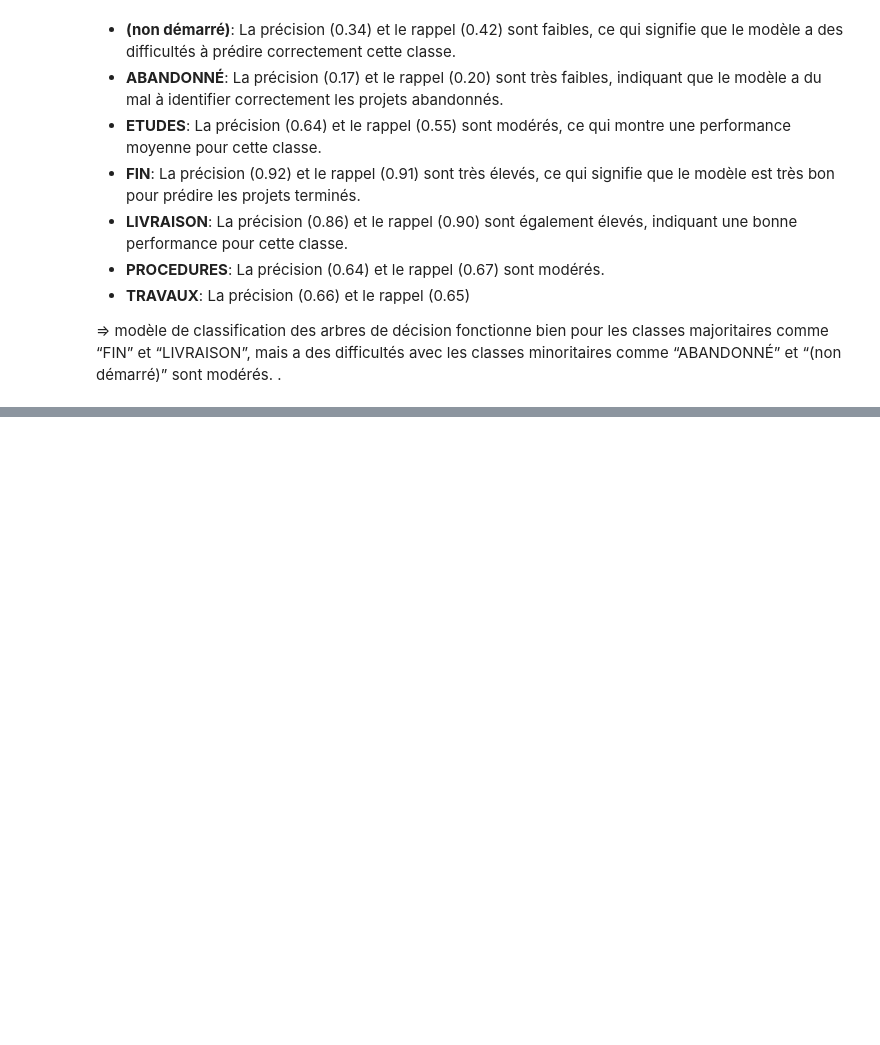
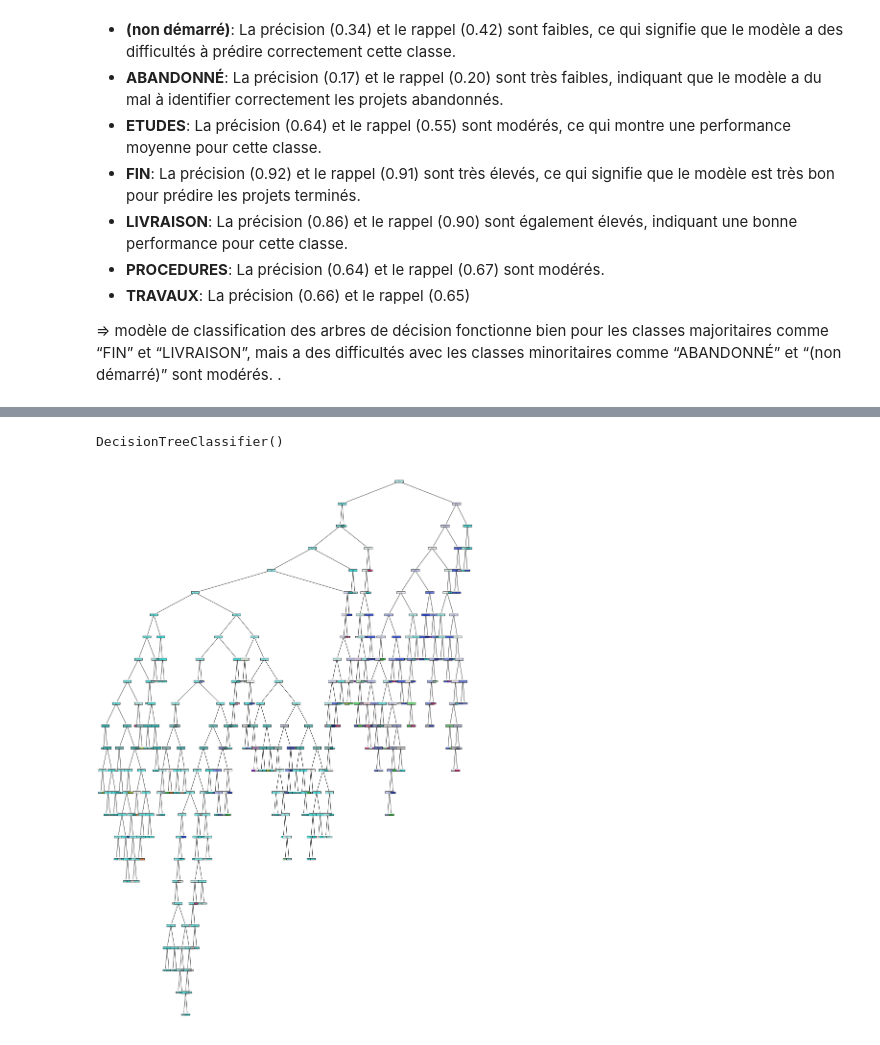
Before and after one commit to MaryemBelhaj24/Analyse_Budget_Dette_Paris, a Jupyter notebook: Budget_participatif_et_les_projet_de_l'aureat.ipynb, the cells around one changed output, grey strips where cells are left out. Cells and saved outputs as stored; diff of their text form; code cells hidden in the pictures; blank space fills up the shorter version.

```diff
--- a/Budget_participatif_et_les_projet_de_l'aureat.ipynb
+++ b/Budget_participatif_et_les_projet_de_l'aureat.ipynb
@@ -824,0 +859,7 @@ plt.show()
+# %%
+# Get feature importances
+feature_importances = clf.feature_importances_
+
+# Print feature importances
+for feature, importance in zip(X.columns, feature_importances):
+   print(f"{feature}: {importance}")
@@ -824,0 +884,22 @@ plt.show()
+# %%
+# Set a threshold for feature importance
+threshold = 0.4
+
+# Remove features with importance below the threshold
+selected_features = X.columns[feature_importances > threshold]
+
+# Create a new DataFrame with only the selected features
+X_selected = X[selected_features]
+
+# Train a new decision tree model with the selected features
+clf_pruned = DecisionTreeClassifier()
+clf_pruned.fit(X_train[selected_features], y_train)
+# %% [output]
+DecisionTreeClassifier()
+# %%
+# Visualize the pruned tree
+plt.figure(figsize=(20, 30))  # Adjust figure size as needed
+plot_tree(clf_pruned, feature_names=selected_features, class_names=clf_pruned.classes_, filled=True)
+plt.show()
+# %% [output]
+[figure, added]
```
Also changed, not shown: parts of 17 cells of this notebook.
